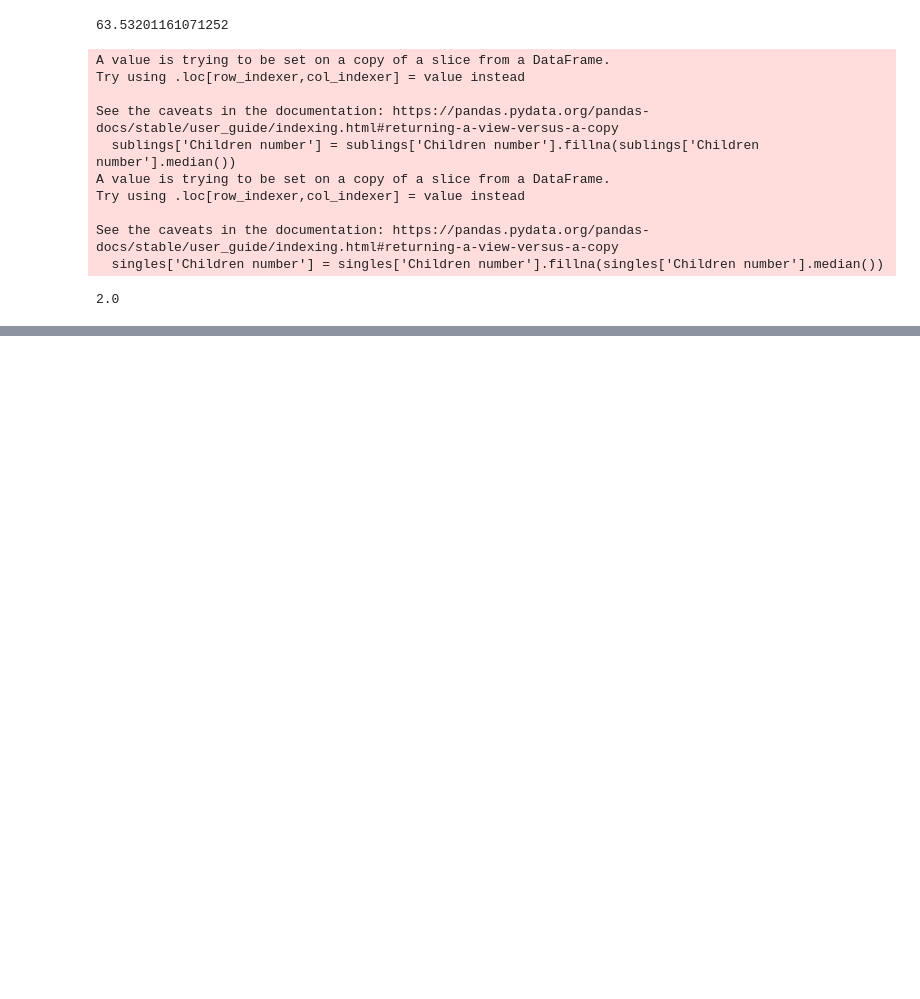
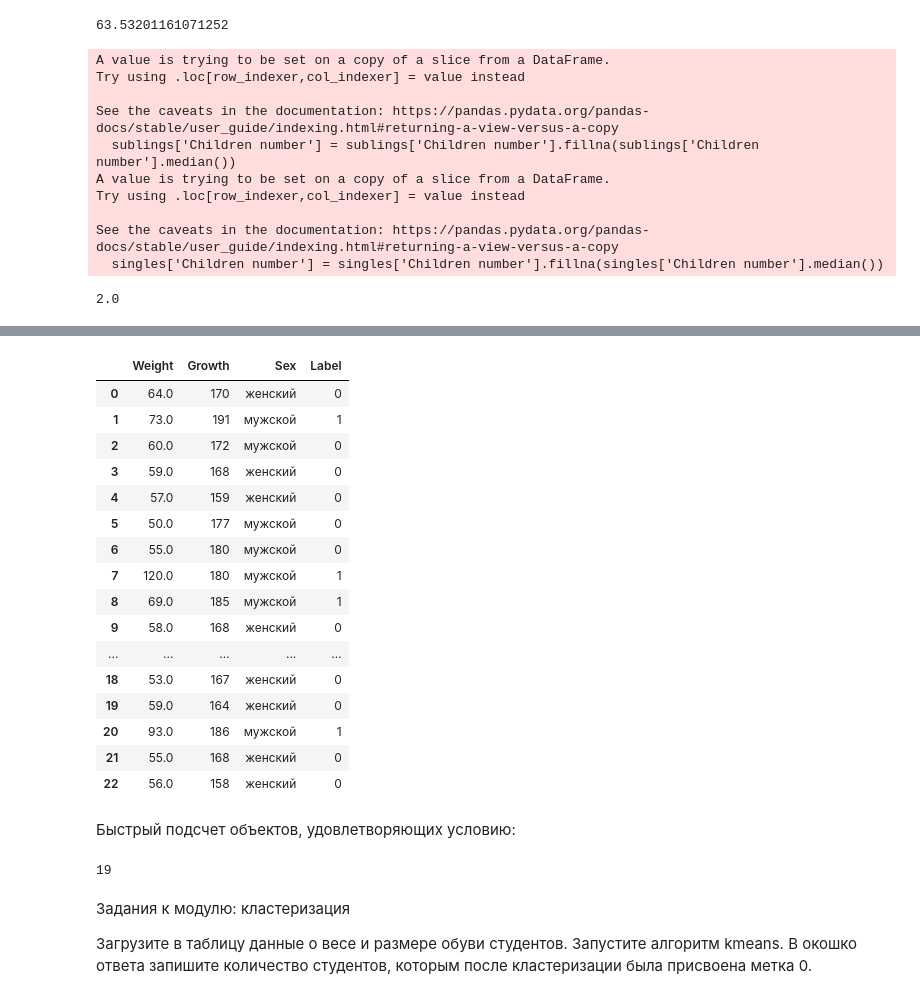
Before and after one commit to pro8mari/code-practice, a Jupyter notebook: Stepik_Artyom_Shevlyakov.ipynb, the cells around one changed output, grey strips where cells are left out. Cells and saved outputs as stored; diff of their text form; code cells hidden in the pictures; blank space fills up the shorter version.

```diff
--- a/Stepik_Artyom_Shevlyakov.ipynb
+++ b/Stepik_Artyom_Shevlyakov.ipynb
@@ -593,0 +628,30 @@ See the caveats in the documentation: https://pandas.pydata.org/pandas-docs/stab
+# %%
+wgs.head(20)
+# %% [output]
+|  | Weight | Growth | Sex | Label |
+| 0 | 64.0 | 170 | женский | 0 |
+| 1 | 73.0 | 191 | мужской | 1 |
+| 2 | 60.0 | 172 | мужской | 0 |
+| 3 | 59.0 | 168 | женский | 0 |
+| 4 | 57.0 | 159 | женский | 0 |
+| 5 | 50.0 | 177 | мужской | 0 |
+| 6 | 55.0 | 180 | мужской | 0 |
+| 7 | 120.0 | 180 | мужской | 1 |
+| 8 | 69.0 | 185 | мужской | 1 |
+| 9 | 58.0 | 168 | женский | 0 |
+| ... | ... | ... | ... | ... |
+| 18 | 53.0 | 167 | женский | 0 |
+| 19 | 59.0 | 164 | женский | 0 |
+| 20 | 93.0 | 186 | мужской | 1 |
+| 21 | 55.0 | 168 | женский | 0 |
+| 22 | 56.0 | 158 | женский | 0 |
+# %% [markdown]
+Быстрый подсчет объектов, удовлетворяющих условию:
+# %%
+sum((wgs['Sex'] == 'мужской') & (wgs['Label']==0))
+# %% [output]
+19
+# %% [markdown]
+Задания к модулю: кластеризация
+
+Загрузите в таблицу данные о весе и размере обуви студентов. Запустите алгоритм kmeans. В окошко ответа запишите количество студентов, которым после кластеризации была присвоена метка 0.
```
Also changed, not shown: parts of 13 cells of this notebook.
